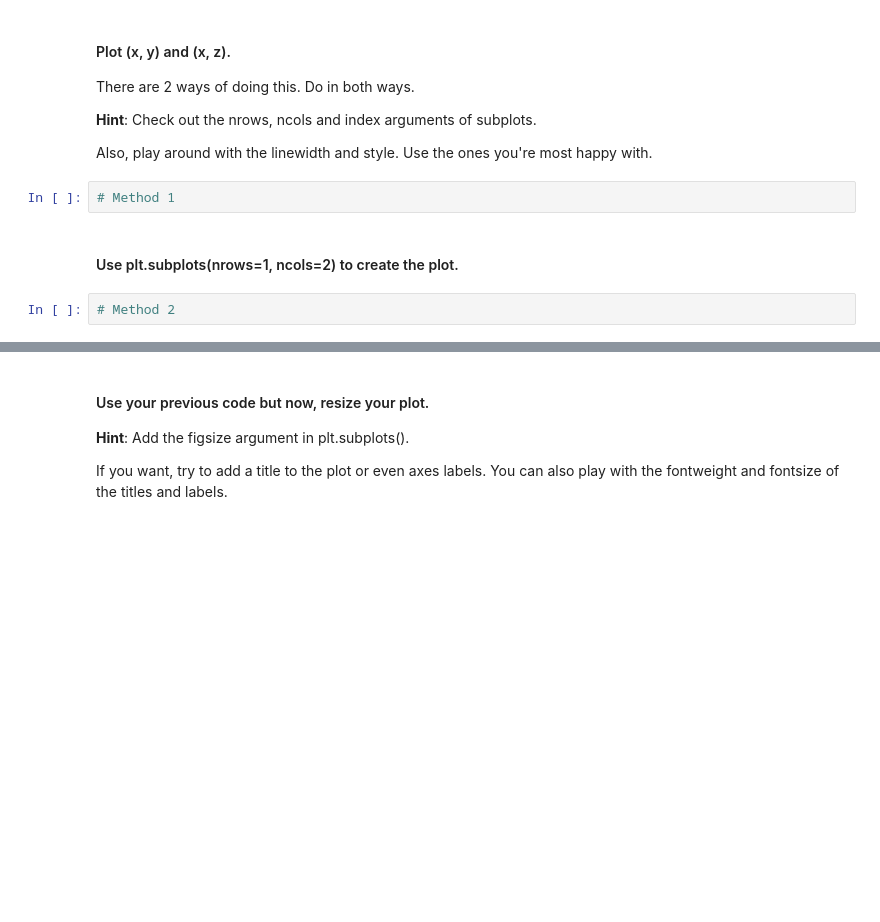
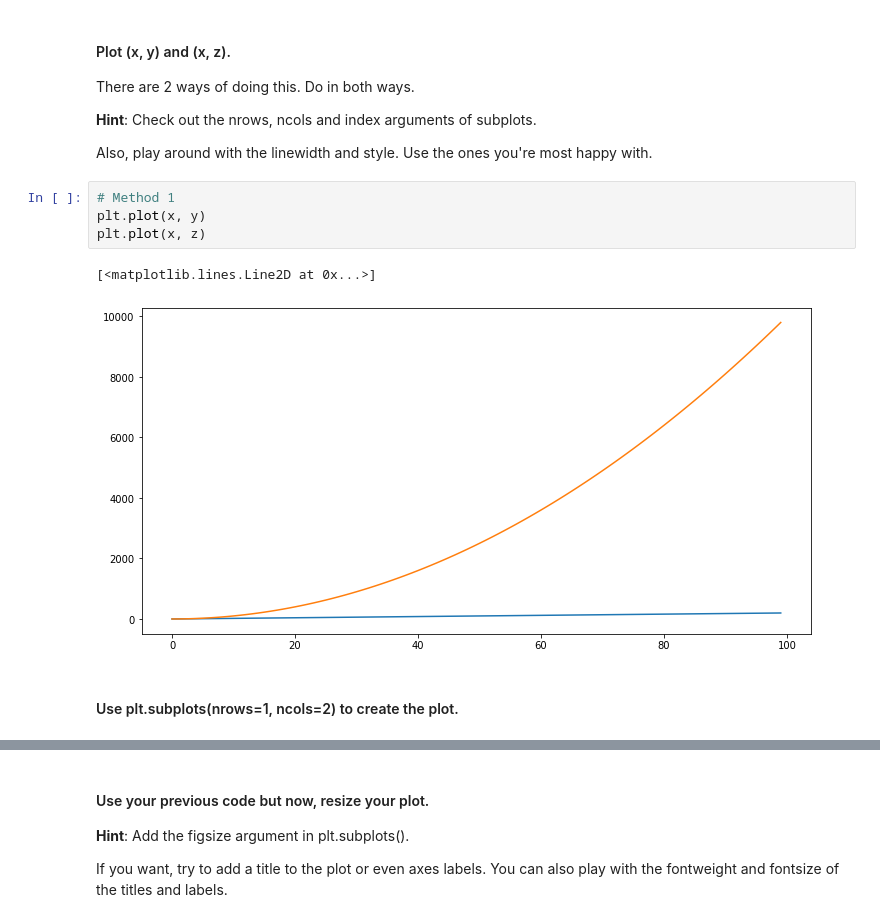
Before and after one commit to ta-datapt-bcn/lab-matplotlib-seaborn, a Jupyter notebook: your-code/main.ipynb, the cells around one changed output, grey strips where cells are left out. Drawn from its saved outputs; the diff is of its cells as text; blank space fills up the shorter version.

```diff
--- a/your-code/main.ipynb
+++ b/your-code/main.ipynb
@@ -23,9 +31,12 @@ There are 2 ways of doing this. Do in both ways.
 **Hint**: Check out the nrows, ncols and index arguments of subplots.
 
 Also, play around with the linewidth and style. Use the ones you're most happy with.
-# %%
-# Method 1
+# %%
+# Method 1
+plt.plot(x, y)
+plt.plot(x, z)
+# %% [output]
+[<matplotlib.lines.Line2D at 0x...>]
+[figure, added]
 # %% [markdown]
 #### Use plt.subplots(nrows=1, ncols=2) to create the plot.
-# %%
-# Method 2
```
Also changed, not shown: parts of 41 cells of this notebook.
